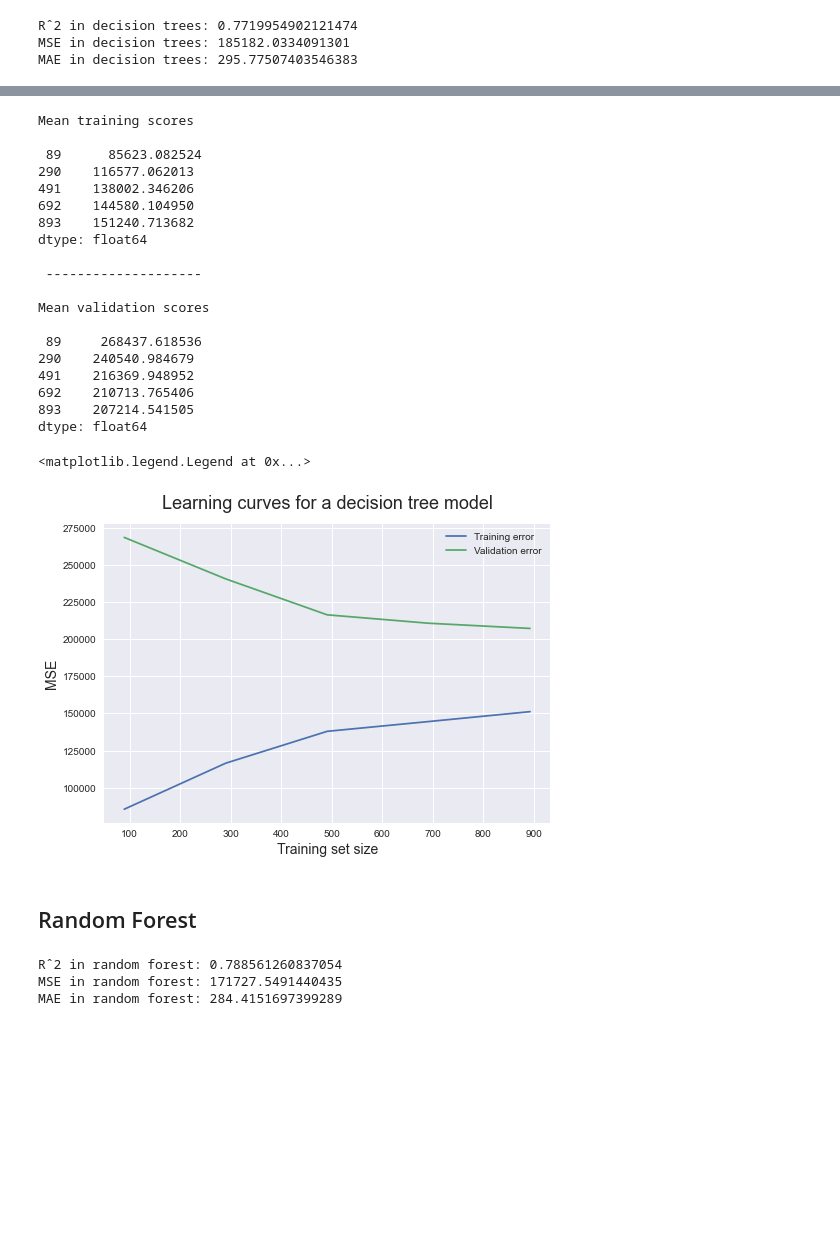
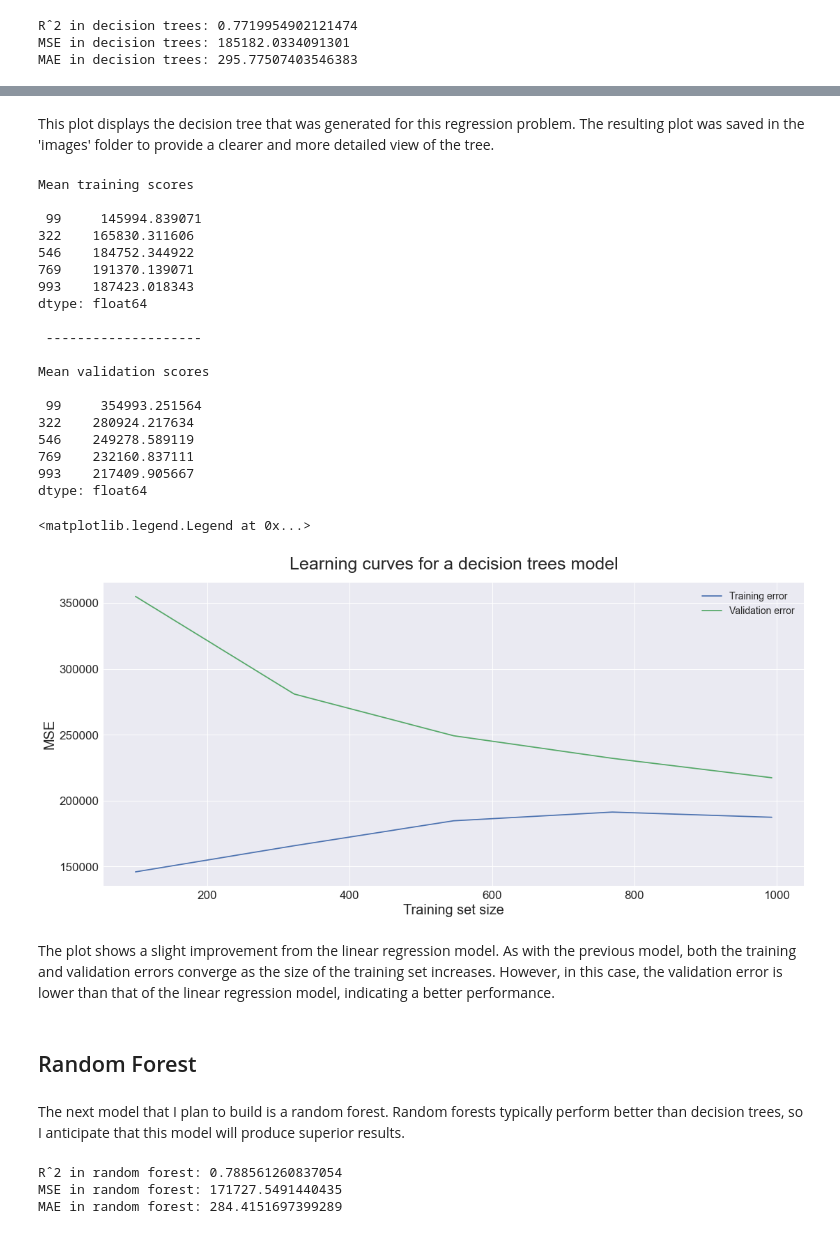
Before and after one commit to aiillen/Kelowna-Rental-Price-Prediction-Using-Machine-Learning-Algorithms, a Jupyter notebook: notebooks/5_model.ipynb, the cells around one changed output, grey strips where cells are left out. Drawn from its saved outputs; the diff is of its cells as text; code cells hidden in the pictures; blank space fills up the shorter version.

```diff
--- a/notebooks/5_model.ipynb
+++ b/notebooks/5_model.ipynb
@@ -131,11 +138,15 @@ Mean validation scores
 dtype: float64
 # %%
-plt.style.use('seaborn')
+plt.figure(figsize=(18, 8))
 plt.plot(train_sizes, train_scores_mean, label = 'Training error')
 plt.plot(train_sizes, validation_scores_mean, label = 'Validation error')
-plt.ylabel('MSE', fontsize = 14)
-plt.xlabel('Training set size', fontsize = 14)
-plt.title('Learning curves for a linear regression model', fontsize = 18, y = 1.03)
-plt.legend()
+
+# Set labels and title
+plt.ylabel('MSE', fontsize = 20)
+plt.xlabel('Training set size', fontsize = 20)
+plt.title('Learning curves for a linear regression model', fontsize = 24, y = 1.05)
+plt.xticks(fontsize=17)
+plt.yticks(fontsize=17)
+plt.legend(fontsize=14)
 # %% [output]
 <matplotlib.legend.Legend at 0x...>
@@ -218,48 +202,57 @@ plt.show()
+# %% [markdown]
+This plot displays the decision tree that was generated for this regression problem. The resulting plot was saved in the 'images' folder to provide a clearer and more detailed view of the tree.
 # %%
-from sklearn.model_selection import learning_curve
-import matplotlib.pyplot as plt
+# Generate learning curve
+train_sizes, train_scores, test_scores = learning_curve(best_dtree, X, y, cv=5, scoring = 'neg_mean_squared_error', shuffle = True)
 
-# Replace 'model' with the name of your model
-train_sizes, train_scores, test_scores = learning_curve(grid_search.best_estimator_, X_train, y_train, cv=10, scoring = 'neg_mean_squared_error', shuffle = True)
+# Calculate mean training and validation scores
+train_scores_mean = -train_scores.mean(axis = 1)
+validation_scores_mean = -test_scores.mean(axis = 1)
 
-train_scores_mean = -train_scores.mean(axis=1)
-validation_scores_mean = -test_scores.mean(axis=1)
-print('Mean training scores\n\n', pd.Series(train_scores_mean, index=train_sizes))
-print('\n', '-' * 20)  # separator
-print('\nMean validation scores\n\n', pd.Series(validation_scores_mean, index=train_sizes))
+print('Mean training scores\n\n', pd.Series(train_scores_mean, index = train_sizes))
+print('\n', '-' * 20) # separator
+print('\nMean validation scores\n\n',pd.Series(validation_scores_mean, index = train_sizes))
 # %% [output]
 Mean training scores
 
- 89      85623.082524
-290    116577.062013
-491    138002.346206
-692    144580.104950
-893    151240.713682
+ 99     145994.839071
+322    165830.311606
+546    184752.344922
+769    191370.139071
+993    187423.018343
 dtype: float64
 
  --------------------
 
 Mean validation scores
 
- 89     268437.618536
-290    240540.984679
-491    216369.948952
-692    210713.765406
-893    207214.541505
+ 99     354993.251564
+322    280924.217634
+546    249278.589119
+769    232160.837111
+993    217409.905667
 dtype: float64
 # %%
-plt.style.use('seaborn')
+plt.figure(figsize=(18,8))
 plt.plot(train_sizes, train_scores_mean, label = 'Training error')
 plt.plot(train_sizes, validation_scores_mean, label = 'Validation error')
-plt.ylabel('MSE', fontsize = 14)
-plt.xlabel('Training set size', fontsize = 14)
-plt.title('Learning curves for a decision tree model', fontsize = 18, y = 1.03)
-plt.legend()
+
+# oSet labels and title
+plt.ylabel('MSE', fontsize = 20)
+plt.xlabel('Training set size', fontsize = 20)
+plt.title('Learning curves for a decision trees model', fontsize = 25, y = 1.03)
+plt.xticks(fontsize = 17)
+plt.yticks(fontsize = 17)
+plt.legend(fontsize=14)
 # %% [output]
 <matplotlib.legend.Legend at 0x...>
-[figure, old version]
+[figure, new version]
+# %% [markdown]
+The plot shows a slight improvement from the linear regression model. As with the previous model, both the training and validation errors converge as the size of the training set increases. However, in this case, the validation error is lower than that of the linear regression model, indicating a better performance.
 # %% [markdown]
 ## Random Forest
+# %% [markdown]
+The next model that I plan to build is a random forest. Random forests typically perform better than decision trees, so I anticipate that this model will produce superior results.
 # %%
 # Define the model
 rf_model = RandomForestRegressor(random_state=42)
```
Also changed, not shown: parts of 49 cells of this notebook, 2 other files.
